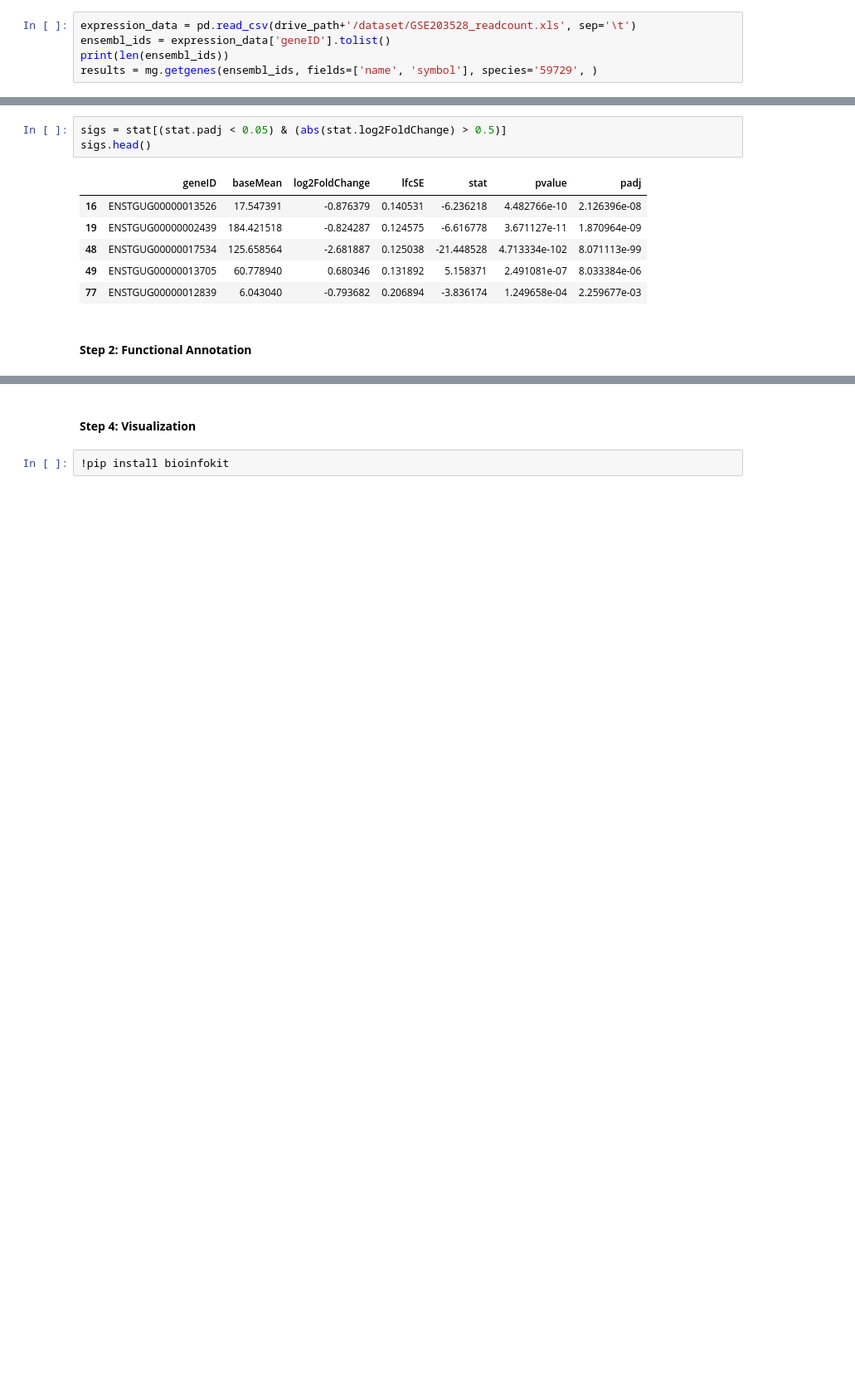
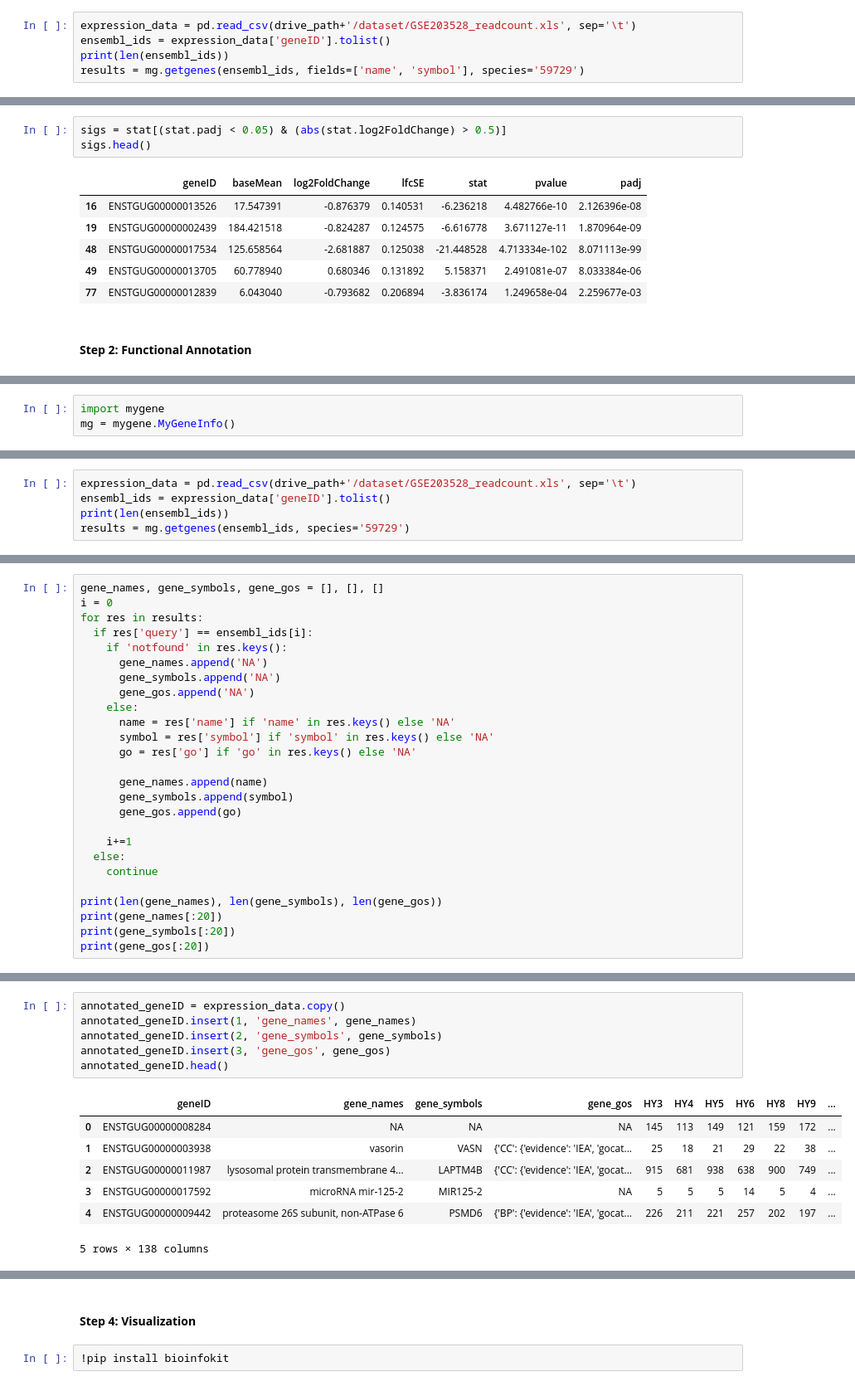
Before and after one commit to amirezzati/bioinformatics-project, a Jupyter notebook: the-songbird-study/SongBirdStudy.ipynb, the cells around one changed output, grey strips where cells are left out. Shown at 83% size. Drawn from its saved outputs; the diff is of its cells as text; blank space fills up the shorter version.

```diff
--- a/the-songbird-study/SongBirdStudy.ipynb
+++ b/the-songbird-study/SongBirdStudy.ipynb
@@ -299,7 +299,7 @@ mg.getgene(selected_gene, species='59729') # 'taxid': 59729
 expression_data = pd.read_csv(drive_path+'/dataset/GSE203528_readcount.xls', sep='\t')
 ensembl_ids = expression_data['geneID'].tolist()
 print(len(ensembl_ids))
-results = mg.getgenes(ensembl_ids, fields=['name', 'symbol'], species='59729', )
+results = mg.getgenes(ensembl_ids, fields=['name', 'symbol'], species='59729')
 # %% [output]
 INFO:biothings.client:querying 1-1000...
 18618
@@ -1456,0 +1461,3 @@ sigs.head()
+# %%
+import mygene
+mg = mygene.MyGeneInfo()
@@ -1456,0 +1467,5 @@ sigs.head()
+# %%
+expression_data = pd.read_csv(drive_path+'/dataset/GSE203528_readcount.xls', sep='\t')
+ensembl_ids = expression_data['geneID'].tolist()
+print(len(ensembl_ids))
+results = mg.getgenes(ensembl_ids, species='59729')
@@ -1456,0 +1512,26 @@ sigs.head()
+# %%
+gene_names, gene_symbols, gene_gos = [], [], []
+i = 0
+for res in results:
+  if res['query'] == ensembl_ids[i]:
+    if 'notfound' in res.keys():
+      gene_names.append('NA')
+      gene_symbols.append('NA')
+      gene_gos.append('NA')
+    else:
+      name = res['name'] if 'name' in res.keys() else 'NA'
+      symbol = res['symbol'] if 'symbol' in res.keys() else 'NA'
+      go = res['go'] if 'go' in res.keys() else 'NA'
+
+      gene_names.append(name)
+      gene_symbols.append(symbol)
+      gene_gos.append(go)
+
+    i+=1
+  else:
+    continue
+
+print(len(gene_names), len(gene_symbols), len(gene_gos))
+print(gene_names[:20])
+print(gene_symbols[:20])
+print(gene_gos[:20])
@@ -1456,0 +1543,14 @@ sigs.head()
+# %%
+annotated_geneID = expression_data.copy()
+annotated_geneID.insert(1, 'gene_names', gene_names)
+annotated_geneID.insert(2, 'gene_symbols', gene_symbols)
+annotated_geneID.insert(3, 'gene_gos', gene_gos)
+annotated_geneID.head()
+# %% [output]
+|  | geneID | gene_names | gene_symbols | gene_gos | HY3 | HY4 | HY5 | HY6 | HY8 | HY9 | ... |
+| 0 | ENSTGUG00000008284 | NA | NA | NA | 145 | 113 | 149 | 121 | 159 | 172 | ... |
+| 1 | ENSTGUG00000003938 | vasorin | VASN | {'CC': {'evidence': 'IEA', 'gocat... | 25 | 18 | 21 | 29 | 22 | 38 | ... |
+| 2 | ENSTGUG00000011987 | lysosomal protein transmembrane 4... | LAPTM4B | {'CC': {'evidence': 'IEA', 'gocat... | 915 | 681 | 938 | 638 | 900 | 749 | ... |
+| 3 | ENSTGUG00000017592 | microRNA mir-125-2 | MIR125-2 | NA | 5 | 5 | 5 | 14 | 5 | 4 | ... |
+| 4 | ENSTGUG00000009442 | proteasome 26S subunit, non-ATPase 6 | PSMD6 | {'BP': {'evidence': 'IEA', 'gocat... | 226 | 211 | 221 | 257 | 202 | 197 | ... |
+5 rows × 138 columns
```
Also changed, not shown: parts of 8 cells of this notebook.
